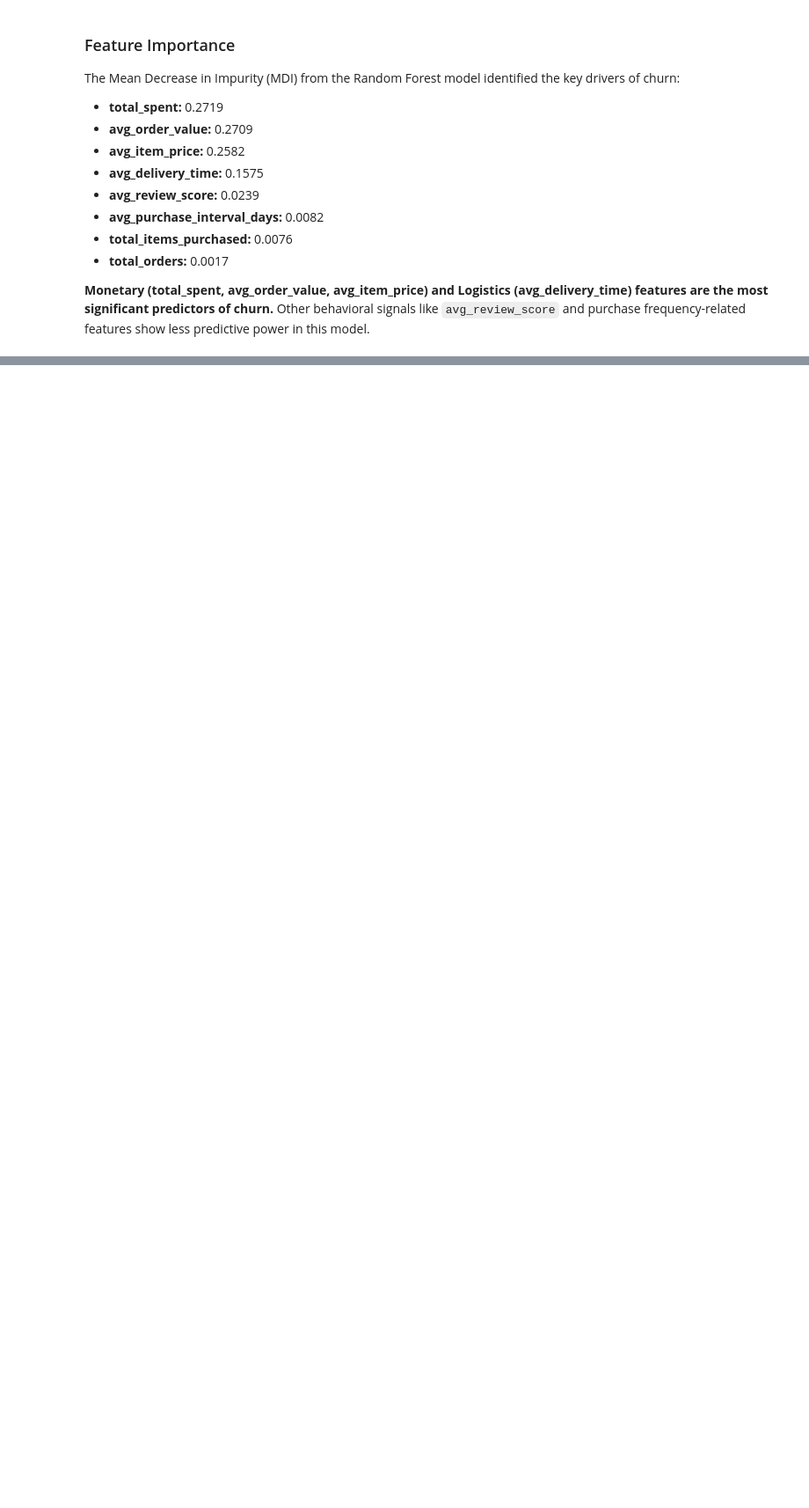
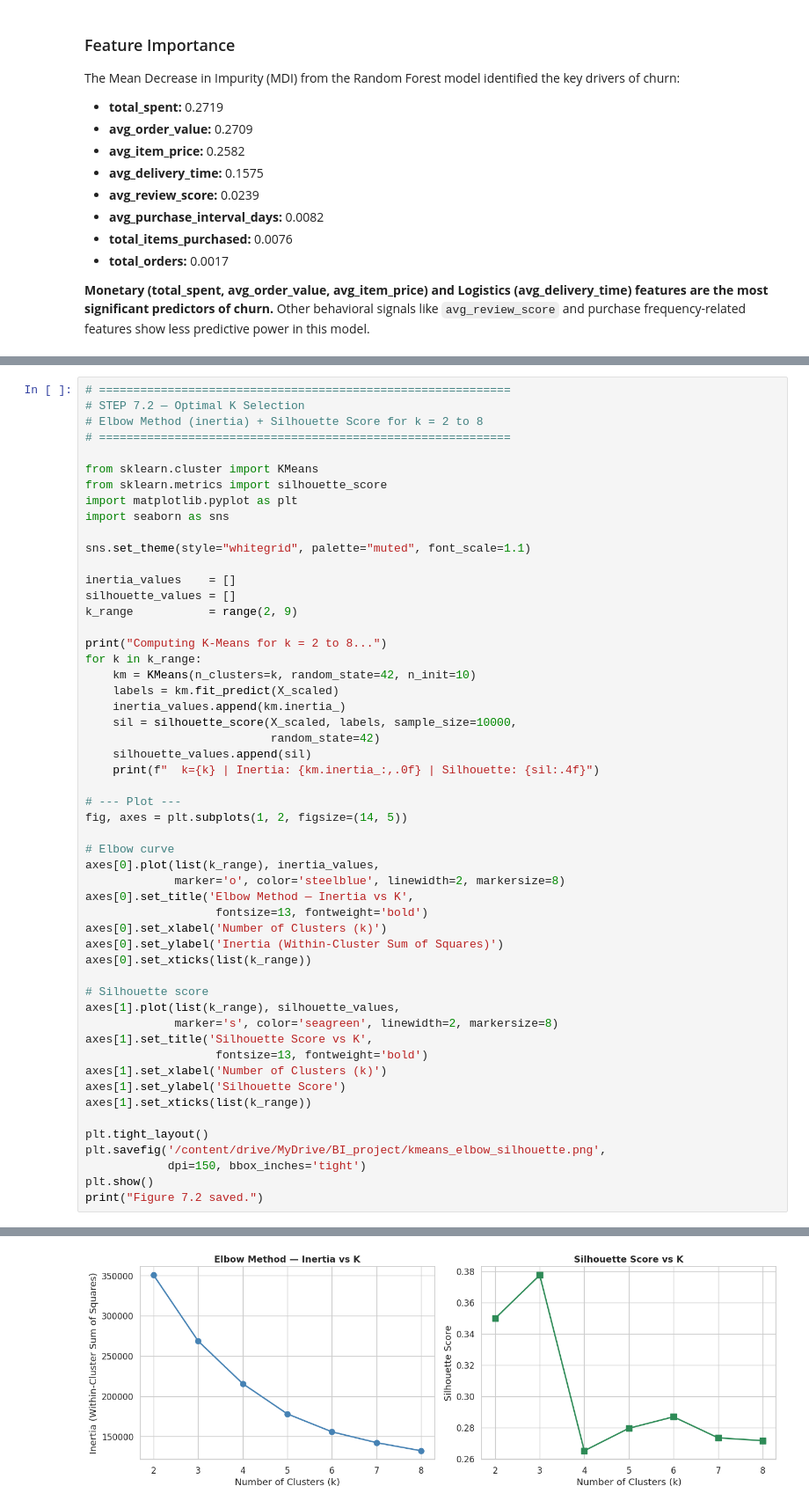
Before and after one commit to lucia-dasku/ecommerce-retention-bi, a Jupyter notebook: Group28_ecommerce_retention_bi.ipynb, the cells around one changed output, grey strips where cells are left out. Shown at 88% size. Drawn from its saved outputs; the diff is of its cells as text; blank space fills up the shorter version.

```diff
--- a/Group28_ecommerce_retention_bi.ipynb
+++ b/Group28_ecommerce_retention_bi.ipynb
@@ -2033,0 +2640,54 @@ The Mean Decrease in Impurity (MDI) from the Random Forest model identified the
+# %%
+# ============================================================
+# STEP 7.2 — Optimal K Selection
+# Elbow Method (inertia) + Silhouette Score for k = 2 to 8
+# ============================================================
+
+from sklearn.cluster import KMeans
+from sklearn.metrics import silhouette_score
+import matplotlib.pyplot as plt
+import seaborn as sns
+
+sns.set_theme(style="whitegrid", palette="muted", font_scale=1.1)
+
+inertia_values    = []
+silhouette_values = []
+k_range           = range(2, 9)
+
+print("Computing K-Means for k = 2 to 8...")
+for k in k_range:
+    km = KMeans(n_clusters=k, random_state=42, n_init=10)
+    labels = km.fit_predict(X_scaled)
+    inertia_values.append(km.inertia_)
+    sil = silhouette_score(X_scaled, labels, sample_size=10000,
+                           random_state=42)
+    silhouette_values.append(sil)
+    print(f"  k={k} | Inertia: {km.inertia_:,.0f} | Silhouette: {sil:.4f}")
+
+# --- Plot ---
+fig, axes = plt.subplots(1, 2, figsize=(14, 5))
+
+# Elbow curve
+axes[0].plot(list(k_range), inertia_values,
+             marker='o', color='steelblue', linewidth=2, markersize=8)
+axes[0].set_title('Elbow Method — Inertia vs K',
+                   fontsize=13, fontweight='bold')
+axes[0].set_xlabel('Number of Clusters (k)')
+axes[0].set_ylabel('Inertia (Within-Cluster Sum of Squares)')
+axes[0].set_xticks(list(k_range))
+
+# Silhouette score
+axes[1].plot(list(k_range), silhouette_values,
+             marker='s', color='seagreen', linewidth=2, markersize=8)
+axes[1].set_title('Silhouette Score vs K',
+                   fontsize=13, fontweight='bold')
+axes[1].set_xlabel('Number of Clusters (k)')
+axes[1].set_ylabel('Silhouette Score')
+axes[1].set_xticks(list(k_range))
+
+plt.tight_layout()
+plt.savefig('/content/drive/MyDrive/BI_project/kmeans_elbow_silhouette.png',
+            dpi=150, bbox_inches='tight')
+plt.show()
+print("Figure 7.2 saved.")
+# %% [output]
@@ -2033,0 +2702 @@ The Mean Decrease in Impurity (MDI) from the Random Forest model identified the
+[figure, added]
```
Also changed, not shown: parts of 31 cells of this notebook.
